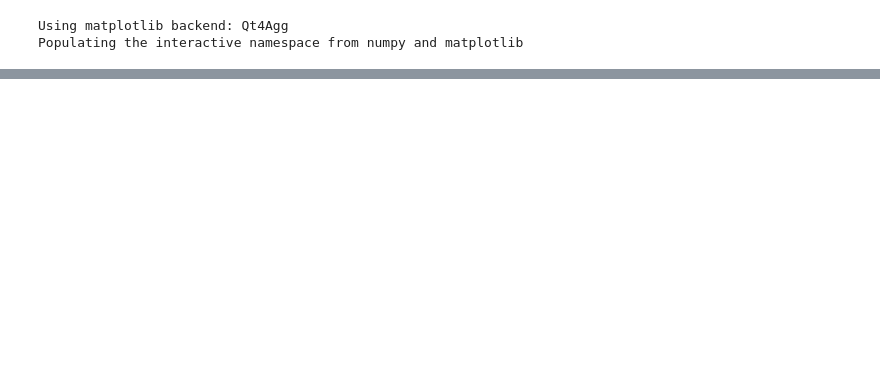
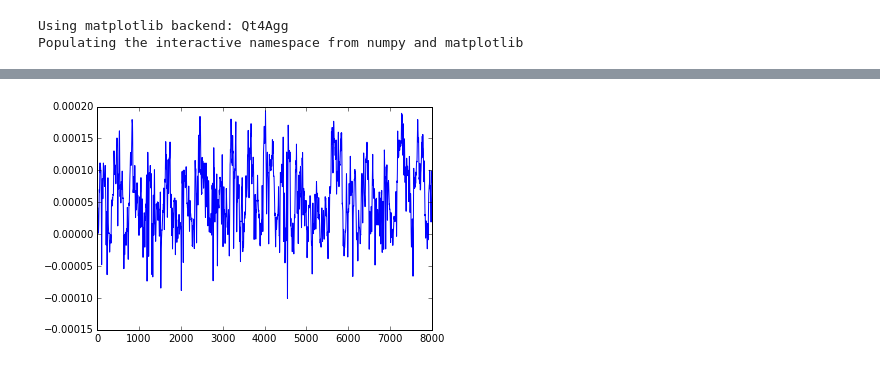
Before and after one commit to yizow/RiFi, a Jupyter notebook: recievePipeline.ipynb, the cells around one changed output, grey strips where cells are left out. Saved outputs shown, nothing was run; the diff lists cells and outputs as text; code cells hidden in the pictures; blank space fills up the shorter version.

```diff
--- a/recievePipeline.ipynb
+++ b/recievePipeline.ipynb
@@ -459,7 +459,7 @@ def nc_mafsk1200Demod(sig, fs=48000.0, baud=1200, TBW=2.0, fc = 2250, fd = 775):
     # your code here
     taps = TBW*fs/1200-1
     taps = N
-    filt = signal.firwin(taps, baud/2, window='hanning', nyq=fs/2)
+    filt = signal.firwin(taps, baud/4, window='hanning', nyq=fs/2)
     #plt.plot(np.fft.fft(filt))
     #plt.plot(filt)
     #f1 = 1200
@@ -646,7 +646,7 @@ def nc_afsk1200Demod(sig, fs=48000.0, TBW=2.0, f1= 1200, f2=2200, baud = 1200):
     # your code here
     taps = TBW*fs/1200-1
     taps = N
-    filt = signal.firwin(taps, baud/2, window='hanning', nyq=fs/2)
+    filt = signal.firwin(taps, baud/4, window='hanning', nyq=fs/2)
     #plt.plot(np.fft.fft(filt))
     #plt.plot(filt)
     #f1 = 1200
@@ -1381,26 +1394,28 @@ plt.plot(sig2)
 # %%
 fs = 48000
 #sig = tmp
 
 # your code here:
 fs = 48000
 start = 56000
-issig = nc_afsk1200Demod(sig2, fs, f1 =fc-fd, f2 = fc+fd, baud=baud)
+issig = nc_afsk1200Demod(psig2, fs, f1 =fc-fd, f2 = fc+fd, baud=baud)
 plt.plot(issig[start:start+8000])
 
 bindex = PLL(issig, fs=fs, baud = baud)
 
 locs = np.sign(issig)[bindex]
 e = bitarray.bitarray([True if x == 1 else False for x in locs])
 NRZ = NRZI2NRZ(e)
 packets = findPackets(NRZ)
 
-kks = nc_mafsk1200Demod(sig2, baud=baud)#, fc = 2700, fd = 1000)
+kks = nc_mafsk1200Demod(psig2, baud=baud)#, fc = 2700, fd = 1000)
 plloc = mafsk2crossings(kks)
-bindex2 = mPLL(plloc, baud-baud)
+bindex2 = mPLL(plloc, baud=baud)
 locs2 = mafsk2barr(kks, indii = bindex2)
 e2 = bitarray.bitarray([True if x == 1 else False for x in locs2])
 NRZ2 = NRZI2NRZ(e2)
 packets2 = findPackets(NRZ2)
+# %% [output]
+[figure, added]
 # %%
 print packets2
```
Also changed, not shown: parts of 25 cells of this notebook, 2 other files.
